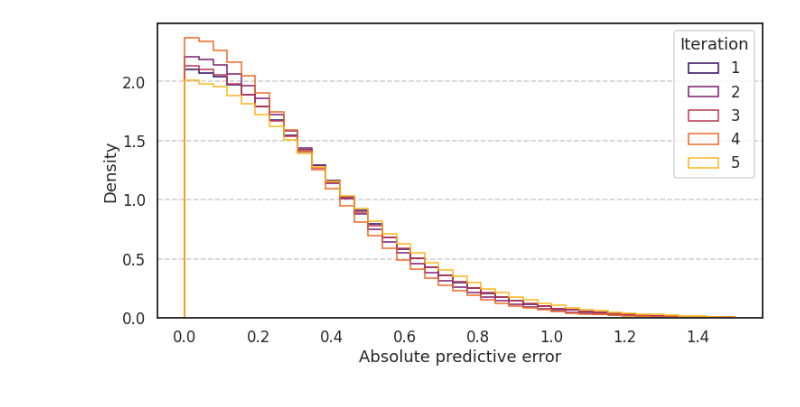
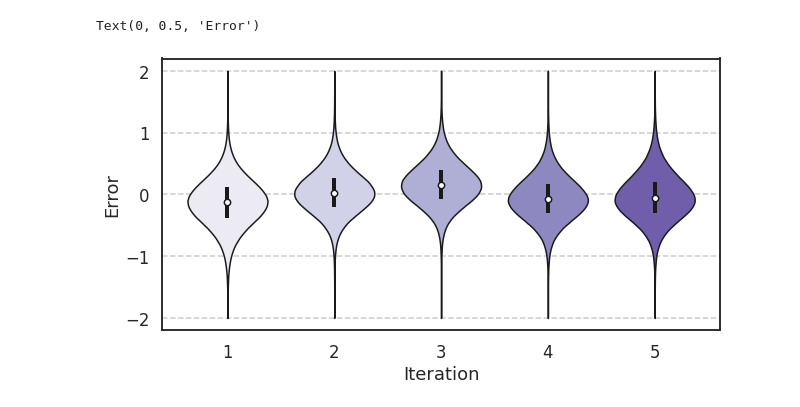
Before and after one commit to coleygroup/molpal, a Jupyter notebook: notebooks/hts-figures.ipynb, the cells around one changed output. Drawn from its saved outputs; the diff is of its cells as text; code cells hidden in the pictures.

```diff
--- a/notebooks/hts-figures.ipynb
+++ b/notebooks/hts-figures.ipynb
@@ -97,26 +93,40 @@ fig.savefig("../figures/hts/single-batch.png", dpi=400, bbox_inches="tight")
-# %%
-fig, ax = plt.subplots(1, 1, figsize=(12, 6))
-
-e = Experiment(next(HTS_DIR.iterdir()))
-
-iters = list(range(1, e.num_iters))[::-1]
-
-errors = []
-for i in iters:
-    y_pred, _ = e.predictions(i)
-    errors.append(np.abs(y_true - y_pred))
-
-ax.hist(
-    errors, np.linspace(0, 1.5, 40),
-    color=sns.color_palette("inferno", len(errors))[::-1],
-    histtype="step", density=True, label=iters
-)
-
-ax.legend(title="Iteration")
-
-ax.set_ylabel("Density")
-ax.set_xlabel("Absolute predictive error")
-ax.grid(True, "major", "y", ls="--")
-# %% [output]
-[figure, removed]
+# %%
+fig, ax = plt.subplots(1, 1, figsize=(10, 5))
+
+mask = ~np.isnan(y_true)
+
+e = Experiment(next(HTS_DIR.iterdir()))
+
+iters = list(range(1, e.num_iters))[::-1]
+
+errors = []
+for i in iters:
+    y_pred, _ = e.predictions(i)
+    errors.append((y_true - y_pred)[mask])
+
+E = np.array(errors)
+
+y1, y2 = np.percentile(E, [5, 95], axis=1, keepdims=True)
+E_c = np.clip(E, -1.5, 1.5)
+
+parts = ax.violinplot(E_c.T, widths=0.75, showextrema=False)
+for pc, c in zip(parts['bodies'], sns.color_palette("Purples")):
+    pc.set_facecolor(c)
+    pc.set_edgecolor('k')
+    pc.set_alpha(1)
+
+
+x = np.arange(1, len(E)+1)
+q1, m, q3 = np.percentile(E, [25, 50, 75], axis=1)
+
+ax.scatter(x, m, marker='o', color="w", edgecolor="k", s=40, zorder=3)
+ax.vlines(x, q1, q3, color="k", ls='-', lw=4)
+
+ax.grid(True, "major", "y", ls="--")
+
+ax.set_xlabel("Iteration")
+ax.set_ylabel("Error")
+# %% [output]
+Text(0, 0.5, 'Error')
+[figure, added]
 # %%
```
Also changed, not shown: parts of 4 cells of this notebook, 2 other files.
